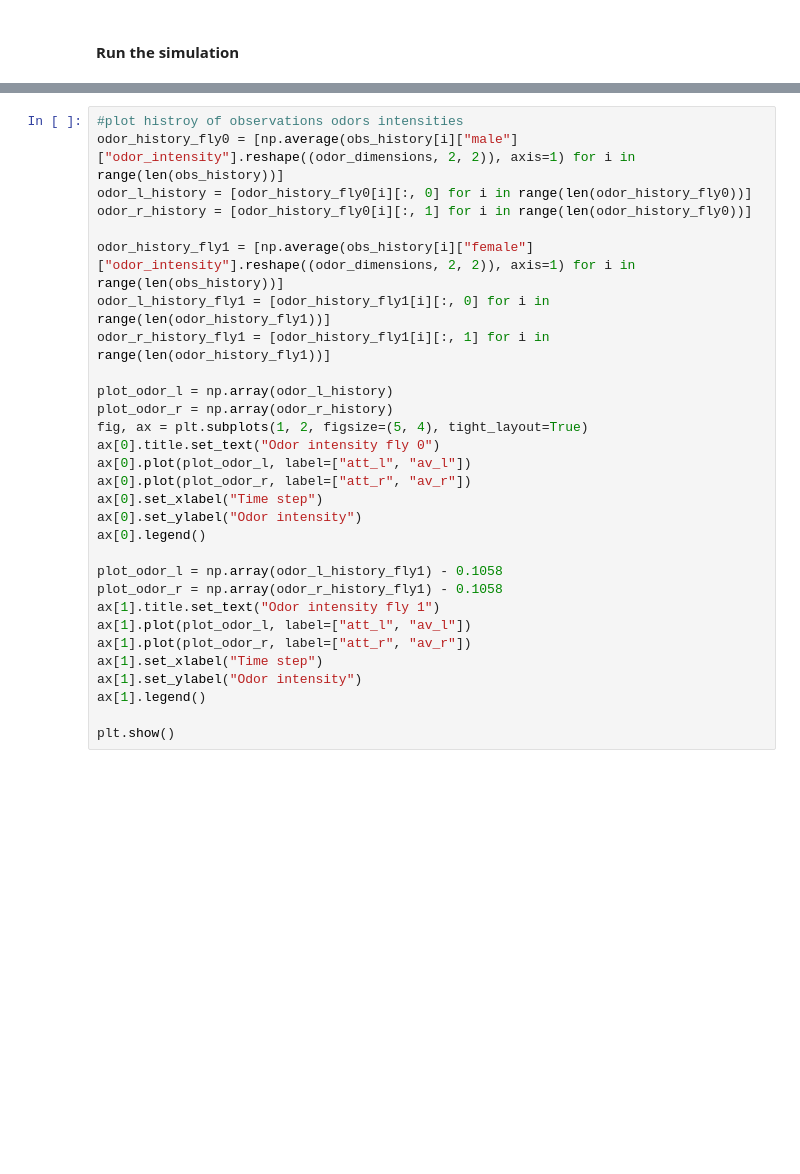
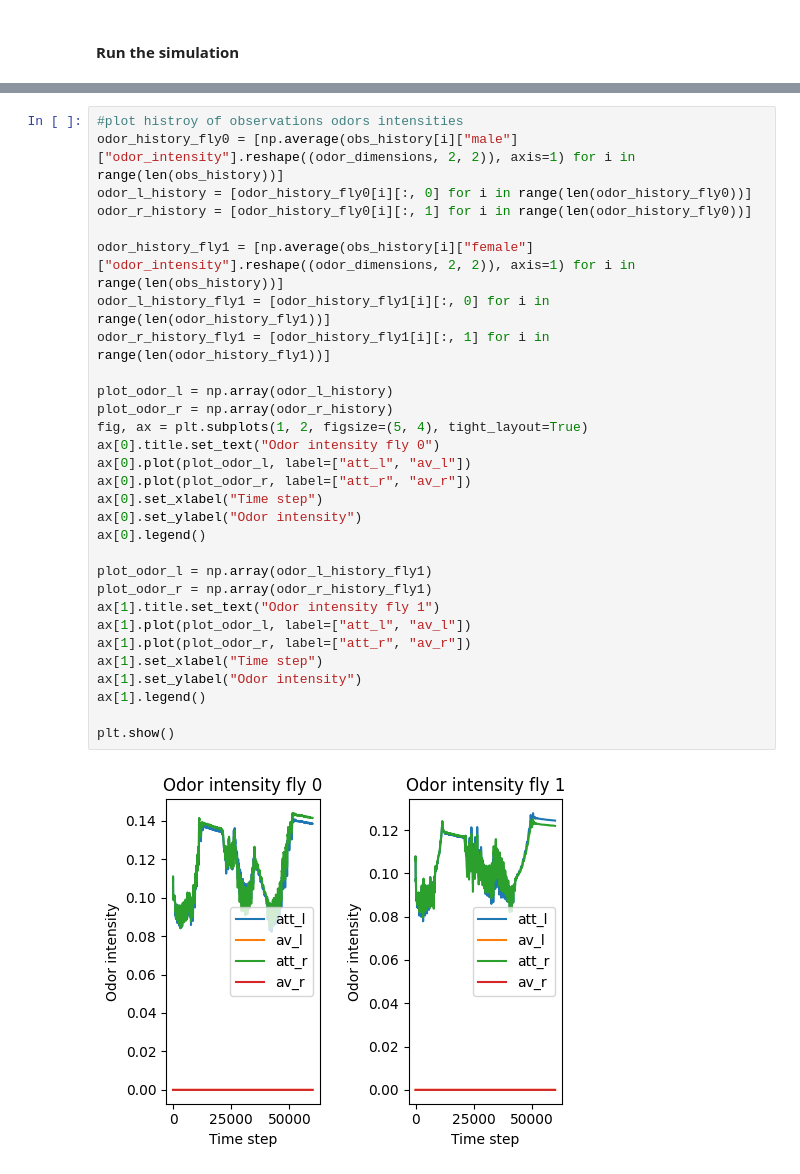
Before and after one commit to AndyPiantoni/ControlBehavProject, a Jupyter notebook: chasing.ipynb, the cells around one changed output, grey strips where cells are left out. Cells and saved outputs as stored; diff of their text form; blank space fills up the shorter version.

```diff
--- a/chasing.ipynb
+++ b/chasing.ipynb
@@ -276,33 +304,35 @@ plt.show()
 # %%
 #plot histroy of observations odors intensities
 odor_history_fly0 = [np.average(obs_history[i]["male"]["odor_intensity"].reshape((odor_dimensions, 2, 2)), axis=1) for i in range(len(obs_history))]
 odor_l_history = [odor_history_fly0[i][:, 0] for i in range(len(odor_history_fly0))]
 odor_r_history = [odor_history_fly0[i][:, 1] for i in range(len(odor_history_fly0))]
 
 odor_history_fly1 = [np.average(obs_history[i]["female"]["odor_intensity"].reshape((odor_dimensions, 2, 2)), axis=1) for i in range(len(obs_history))]
 odor_l_history_fly1 = [odor_history_fly1[i][:, 0] for i in range(len(odor_history_fly1))]
 odor_r_history_fly1 = [odor_history_fly1[i][:, 1] for i in range(len(odor_history_fly1))]
 
 plot_odor_l = np.array(odor_l_history)
 plot_odor_r = np.array(odor_r_history)
 fig, ax = plt.subplots(1, 2, figsize=(5, 4), tight_layout=True)
 ax[0].title.set_text("Odor intensity fly 0")
 ax[0].plot(plot_odor_l, label=["att_l", "av_l"])
 ax[0].plot(plot_odor_r, label=["att_r", "av_r"])
 ax[0].set_xlabel("Time step")
 ax[0].set_ylabel("Odor intensity")
 ax[0].legend()
 
-plot_odor_l = np.array(odor_l_history_fly1) - 0.1058
-plot_odor_r = np.array(odor_r_history_fly1) - 0.1058
+plot_odor_l = np.array(odor_l_history_fly1)
+plot_odor_r = np.array(odor_r_history_fly1)
 ax[1].title.set_text("Odor intensity fly 1")
 ax[1].plot(plot_odor_l, label=["att_l", "av_l"])
 ax[1].plot(plot_odor_r, label=["att_r", "av_r"])
 ax[1].set_xlabel("Time step")
 ax[1].set_ylabel("Odor intensity")
 ax[1].legend()
 
 plt.show()
+# %% [output]
+[figure, added]
 # %%
 #birdeye_cam_frames = cam._frames
 cam._frames = second_cam_frames
```
Also changed, not shown: parts of 11 cells of this notebook.
